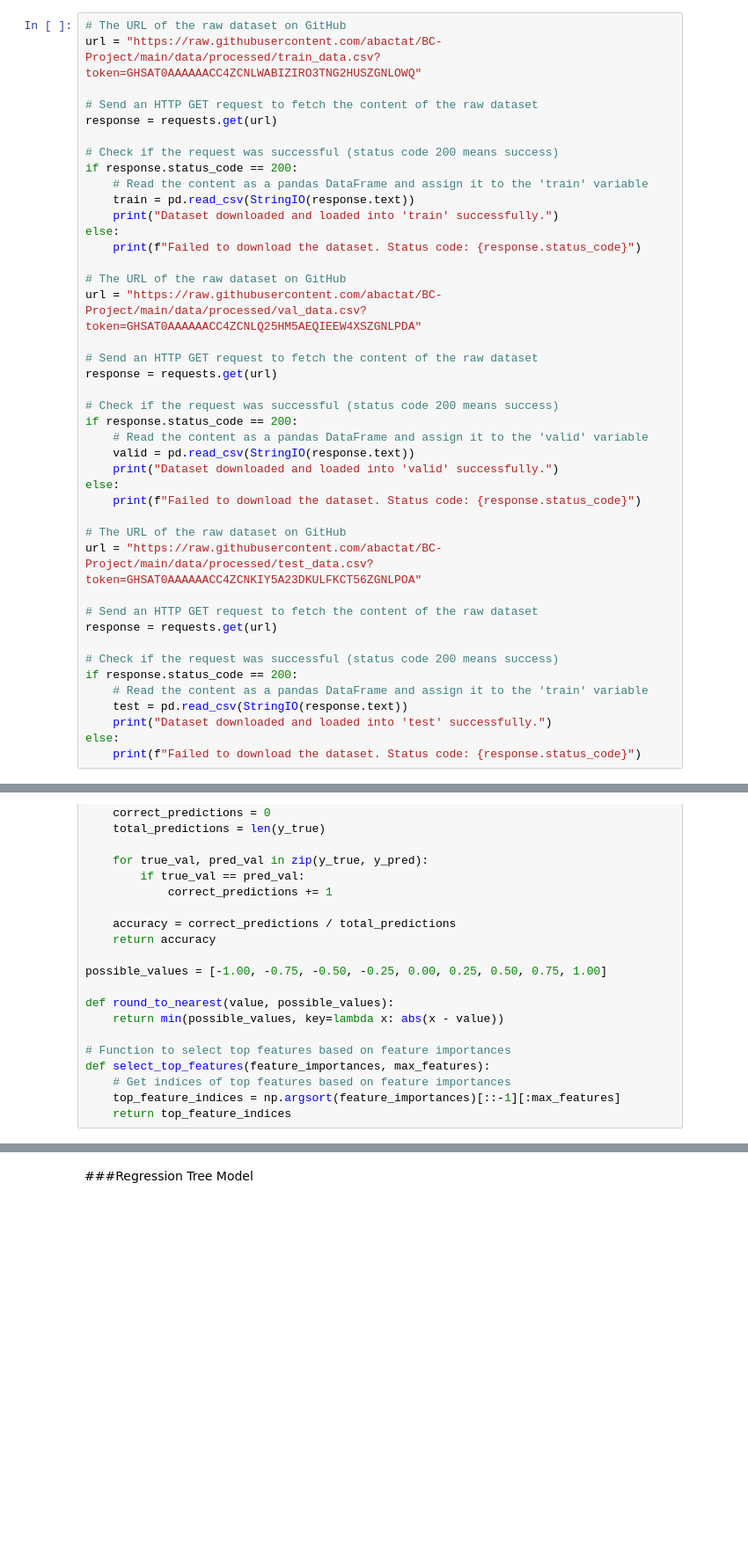
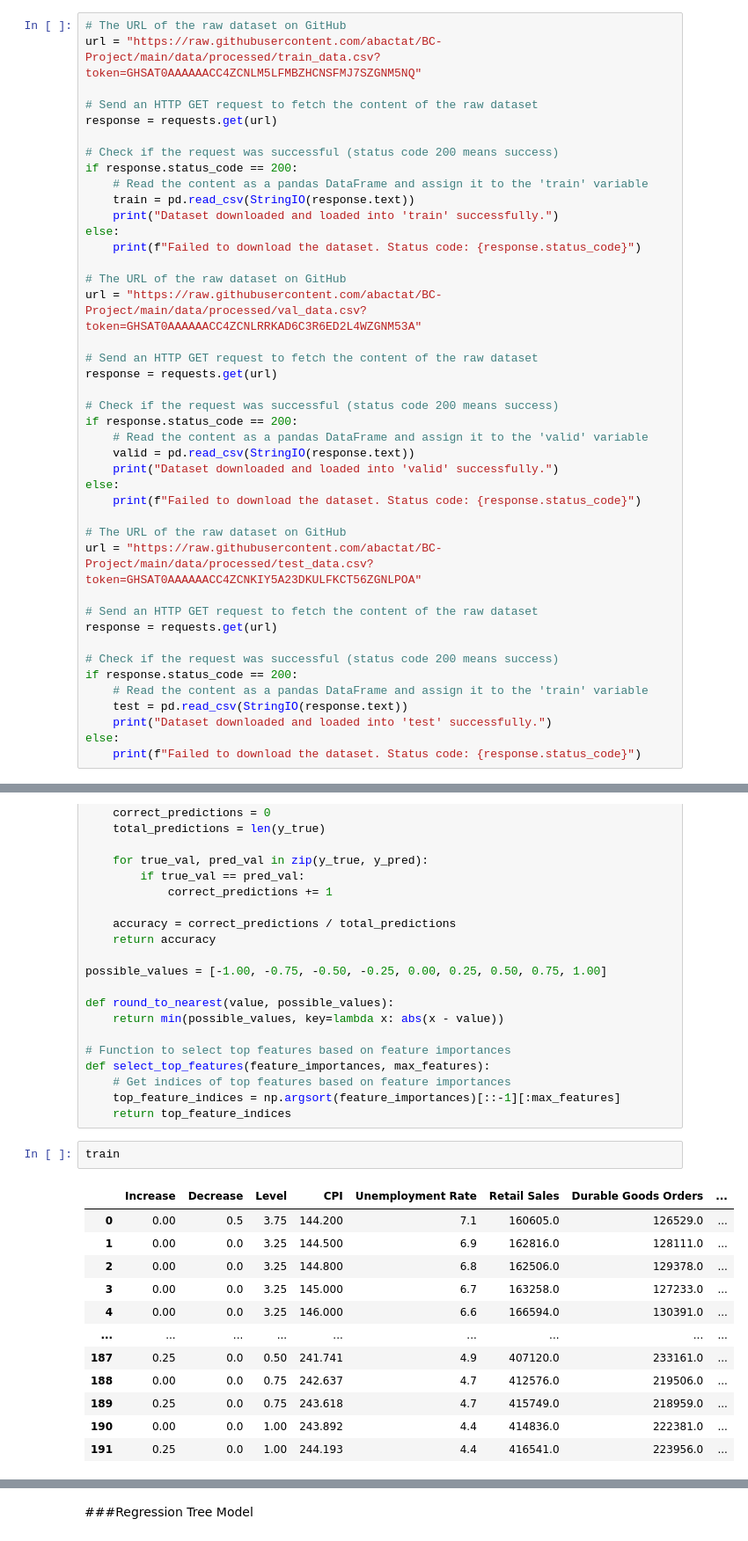
Before and after one commit to abactat/FOMC_Sentiment_Analysis, a Jupyter notebook: notebooks/Second Modeling Approach.ipynb, the cells around one changed output, grey strips where cells are left out. Shown at 88% size. Saved outputs shown, nothing was run; the diff lists cells and outputs as text; blank space fills up the shorter version.

Commit message:
Data Changes

```diff
--- a/notebooks/Second Modeling Approach.ipynb
+++ b/notebooks/Second Modeling Approach.ipynb
@@ -25,7 +25,7 @@ import requests
 from io import StringIO
 # %%
 # The URL of the raw dataset on GitHub
-url = "https://raw.githubusercontent.com/abactat/BC-Project/main/data/processed/train_data.csv?token=GHSAT0AAAAAACC4ZCNLWABIZIRO3TNG2HUSZGNLOWQ"
+url = "https://raw.githubusercontent.com/abactat/BC-Project/main/data/processed/train_data.csv?token=GHSAT0AAAAAACC4ZCNLM5LFMBZHCNSFMJ7SZGNM5NQ"
 
 # Send an HTTP GET request to fetch the content of the raw dataset
 response = requests.get(url)
@@ -39,7 +39,7 @@ else:
     print(f"Failed to download the dataset. Status code: {response.status_code}")
 
 # The URL of the raw dataset on GitHub
-url = "https://raw.githubusercontent.com/abactat/BC-Project/main/data/processed/val_data.csv?token=GHSAT0AAAAAACC4ZCNLQ25HM5AEQIEEW4XSZGNLPDA"
+url = "https://raw.githubusercontent.com/abactat/BC-Project/main/data/processed/val_data.csv?token=GHSAT0AAAAAACC4ZCNLRRKAD6C3R6ED2L4WZGNM53A"
 
 # Send an HTTP GET request to fetch the content of the raw dataset
 response = requests.get(url)
@@ -105,3 +105,18 @@ def select_top_features(feature_importances, max_features):
     # Get indices of top features based on feature importances
     top_feature_indices = np.argsort(feature_importances)[::-1][:max_features]
     return top_feature_indices
+# %%
+train
+# %% [output]
+|  | Increase | Decrease | Level | CPI | Unemployment Rate | Retail Sales | Durable Goods Orders | ... |
+| 0 | 0.00 | 0.5 | 3.75 | 144.200 | 7.1 | 160605.0 | 126529.0 | ... |
+| 1 | 0.00 | 0.0 | 3.25 | 144.500 | 6.9 | 162816.0 | 128111.0 | ... |
+| 2 | 0.00 | 0.0 | 3.25 | 144.800 | 6.8 | 162506.0 | 129378.0 | ... |
+| 3 | 0.00 | 0.0 | 3.25 | 145.000 | 6.7 | 163258.0 | 127233.0 | ... |
+| 4 | 0.00 | 0.0 | 3.25 | 146.000 | 6.6 | 166594.0 | 130391.0 | ... |
+| ... | ... | ... | ... | ... | ... | ... | ... | ... |
+| 187 | 0.25 | 0.0 | 0.50 | 241.741 | 4.9 | 407120.0 | 233161.0 | ... |
+| 188 | 0.00 | 0.0 | 0.75 | 242.637 | 4.7 | 412576.0 | 219506.0 | ... |
+| 189 | 0.25 | 0.0 | 0.75 | 243.618 | 4.7 | 415749.0 | 218959.0 | ... |
+| 190 | 0.00 | 0.0 | 1.00 | 243.892 | 4.4 | 414836.0 | 222381.0 | ... |
+| 191 | 0.25 | 0.0 | 1.00 | 244.193 | 4.4 | 416541.0 | 223956.0 | ... |
```
Also changed, not shown: parts of 7 cells of this notebook, 7 other files.
